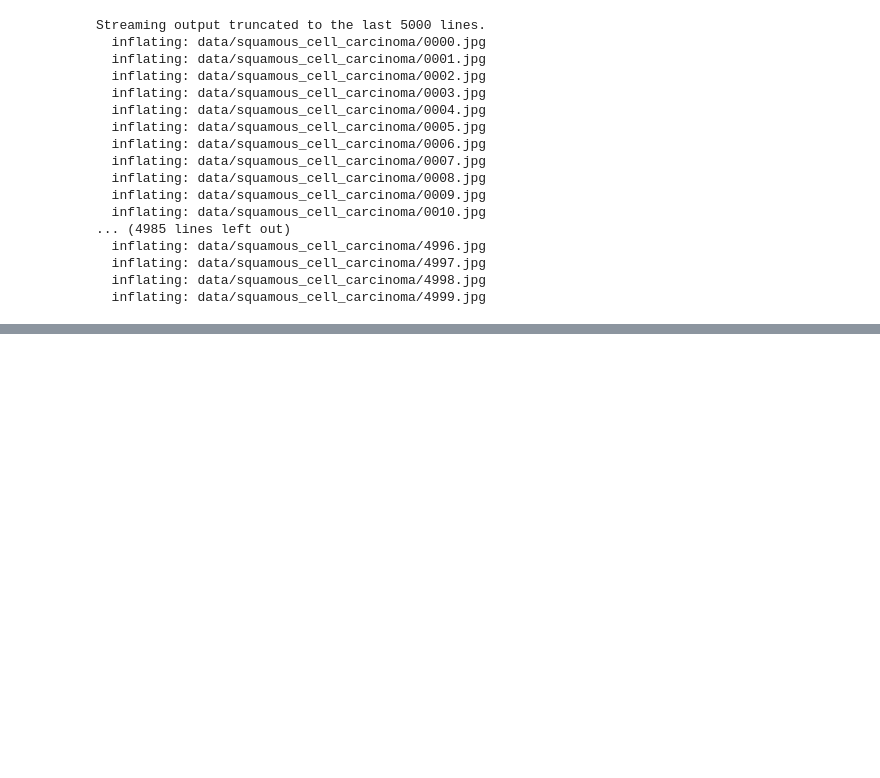
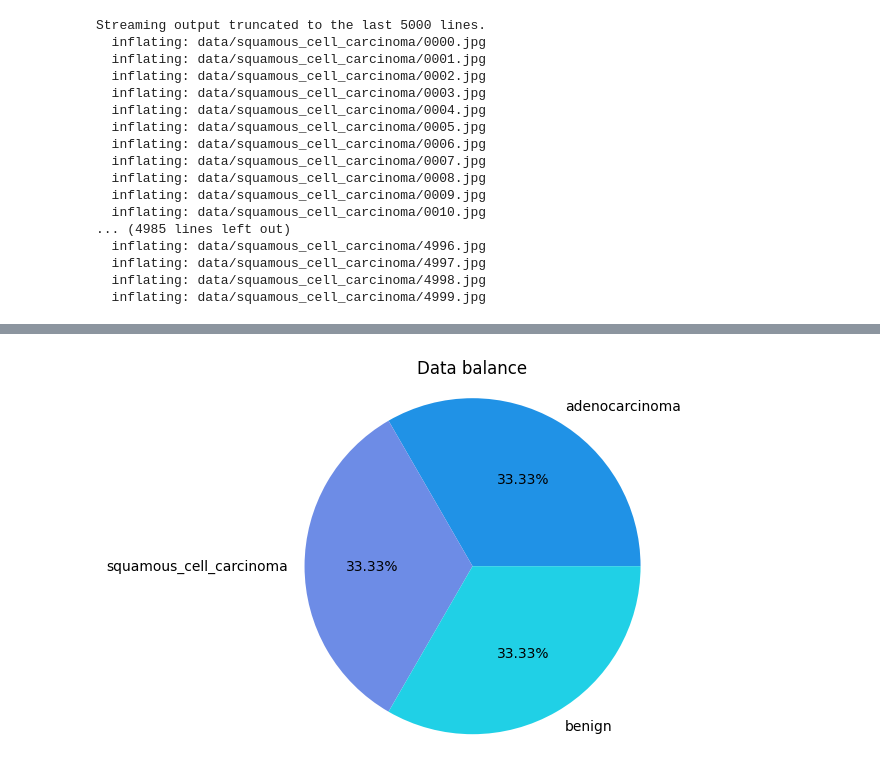
Before and after one commit to angiegh2002/lung-cancer-detection, a Jupyter notebook: lung_cancer_detection.ipynb, the cells around one changed output, grey strips where cells are left out. Saved outputs shown, nothing was run; the diff lists cells and outputs as text; code cells hidden in the pictures; blank space fills up the shorter version.

```diff
--- a/lung_cancer_detection.ipynb
+++ b/lung_cancer_detection.ipynb
@@ -336,0 +60,10 @@ Model Accuracy : 79%
+# %%
+data_dir = "/content/data"
+image_data = [
+    {"image_path": image_file, "label": label}
+    for label in os.listdir(data_dir)
+    if os.path.isdir(os.path.join(data_dir, label))
+    for image_file in glob(os.path.join(data_dir, label, "*.jpg"))
+]
+
+lung_df = pd.DataFrame(image_data)
@@ -336,0 +87,8 @@ Model Accuracy : 79%
+# %%
+data_balance = lung_df.label.value_counts()
+plt.pie(data_balance, labels = data_balance.index, autopct='%1.2f%%', colors = ["#2092E6","#6D8CE6","#20D0E6"])
+plt.title("Data balance")
+plt.axis("equal")
+plt.show()
+# %% [output]
+[figure, added]
```
Also changed, not shown: parts of 43 cells of this notebook.
